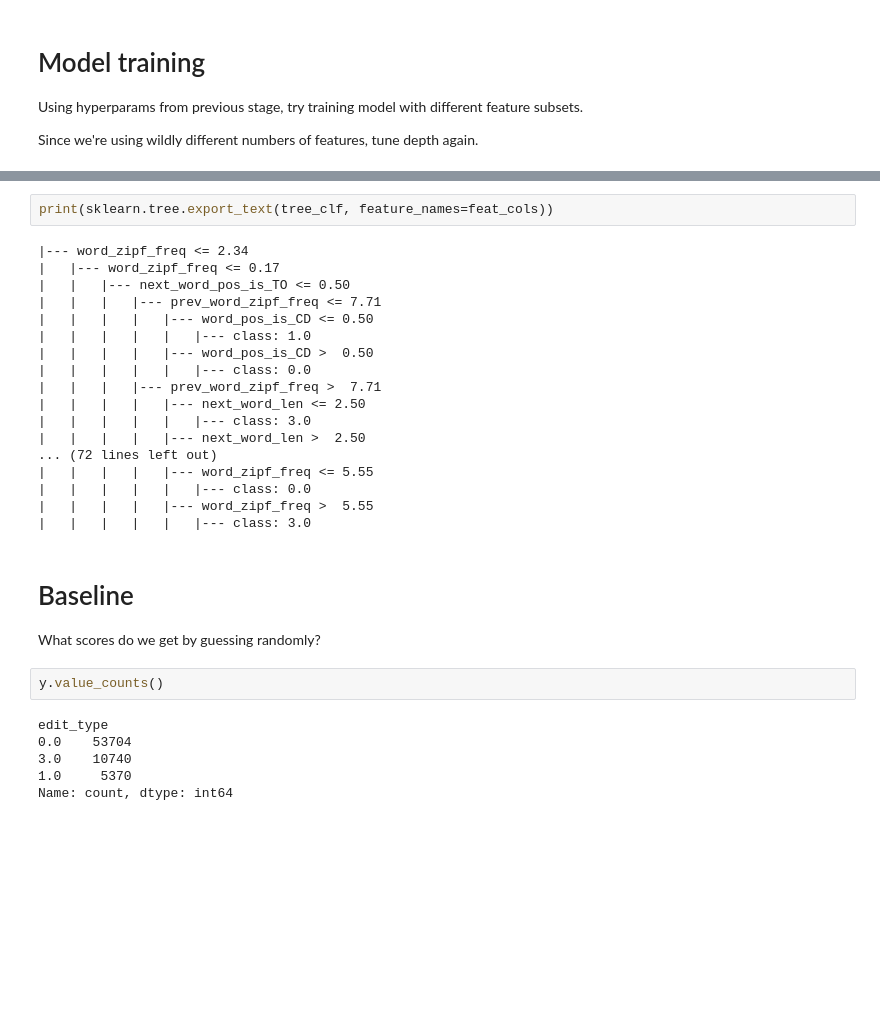
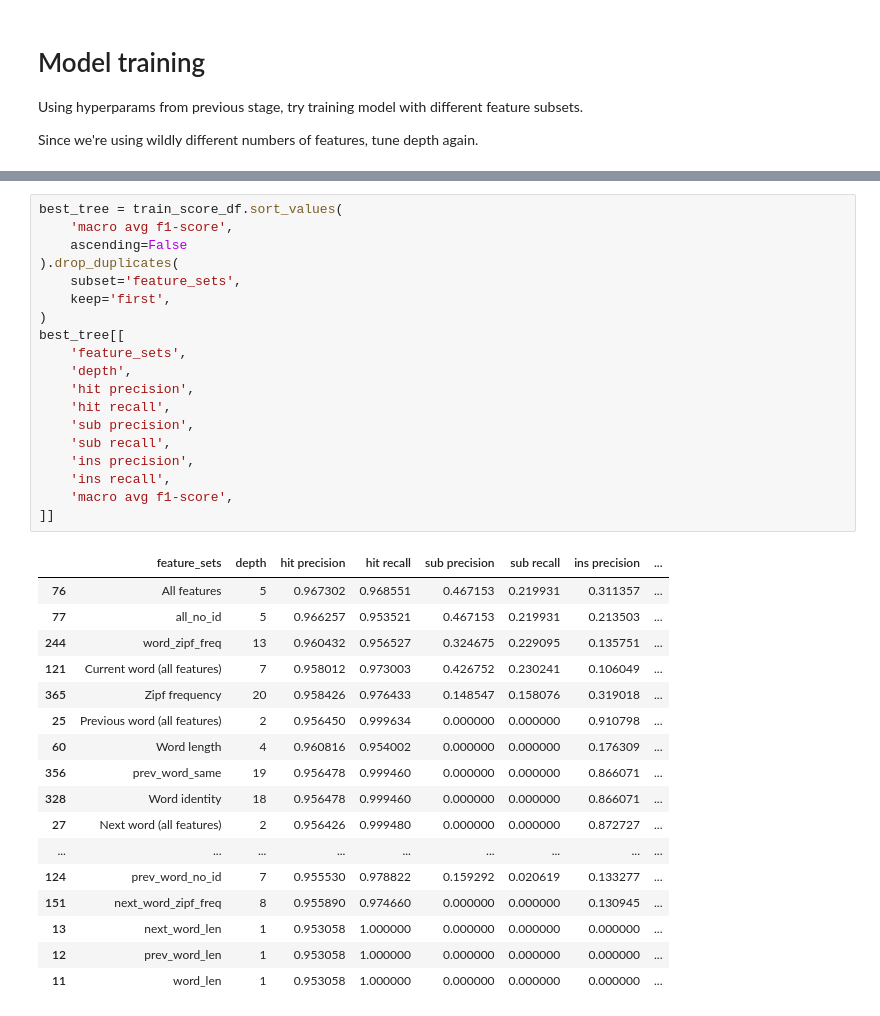
Before and after one commit to markjosims/u3u_project1, a Jupyter notebook: data_preprocess_mark.ipynb, the cells around one changed output, grey strips where cells are left out. Cells and saved outputs as stored; diff of their text form; blank space fills up the shorter version.

```diff
--- a/data_preprocess_mark.ipynb
+++ b/data_preprocess_mark.ipynb
@@ -540,31 +575,37 @@ plt.show()
-# %%
-print(sklearn.tree.export_text(tree_clf, feature_names=feat_cols))
-# %% [output]
-|--- word_zipf_freq <= 2.34
-|   |--- word_zipf_freq <= 0.17
-|   |   |--- next_word_pos_is_TO <= 0.50
-|   |   |   |--- prev_word_zipf_freq <= 7.71
-|   |   |   |   |--- word_pos_is_CD <= 0.50
-|   |   |   |   |   |--- class: 1.0
-|   |   |   |   |--- word_pos_is_CD >  0.50
-|   |   |   |   |   |--- class: 0.0
-|   |   |   |--- prev_word_zipf_freq >  7.71
-|   |   |   |   |--- next_word_len <= 2.50
-|   |   |   |   |   |--- class: 3.0
-|   |   |   |   |--- next_word_len >  2.50
-... (72 lines left out)
-|   |   |   |   |--- word_zipf_freq <= 5.55
-|   |   |   |   |   |--- class: 0.0
-|   |   |   |   |--- word_zipf_freq >  5.55
-|   |   |   |   |   |--- class: 3.0
-# %% [markdown]
-# Baseline
-What scores do we get by guessing randomly?
-# %%
-y.value_counts()
-# %% [output]
-edit_type
-0.0    53704
-3.0    10740
-1.0     5370
-Name: count, dtype: int64
+# %%
+best_tree = train_score_df.sort_values(
+    'macro avg f1-score',
+    ascending=False
+).drop_duplicates(
+    subset='feature_sets',
+    keep='first',
+)
+best_tree[[
+    'feature_sets',
+    'depth',
+    'hit precision',
+    'hit recall',
+    'sub precision',
+    'sub recall',
+    'ins precision',
+    'ins recall',
+    'macro avg f1-score',
+]]
+# %% [output]
+|  | feature_sets | depth | hit precision | hit recall | sub precision | sub recall | ins precision | ... |
+| 76 | All features | 5 | 0.967302 | 0.968551 | 0.467153 | 0.219931 | 0.311357 | ... |
+| 77 | all_no_id | 5 | 0.966257 | 0.953521 | 0.467153 | 0.219931 | 0.213503 | ... |
+| 244 | word_zipf_freq | 13 | 0.960432 | 0.956527 | 0.324675 | 0.229095 | 0.135751 | ... |
+| 121 | Current word (all features) | 7 | 0.958012 | 0.973003 | 0.426752 | 0.230241 | 0.106049 | ... |
+| 365 | Zipf frequency | 20 | 0.958426 | 0.976433 | 0.148547 | 0.158076 | 0.319018 | ... |
+| 25 | Previous word (all features) | 2 | 0.956450 | 0.999634 | 0.000000 | 0.000000 | 0.910798 | ... |
+| 60 | Word length | 4 | 0.960816 | 0.954002 | 0.000000 | 0.000000 | 0.176309 | ... |
+| 356 | prev_word_same | 19 | 0.956478 | 0.999460 | 0.000000 | 0.000000 | 0.866071 | ... |
+| 328 | Word identity | 18 | 0.956478 | 0.999460 | 0.000000 | 0.000000 | 0.866071 | ... |
+| 27 | Next word (all features) | 2 | 0.956426 | 0.999480 | 0.000000 | 0.000000 | 0.872727 | ... |
+| ... | ... | ... | ... | ... | ... | ... | ... | ... |
+| 124 | prev_word_no_id | 7 | 0.955530 | 0.978822 | 0.159292 | 0.020619 | 0.133277 | ... |
+| 151 | next_word_zipf_freq | 8 | 0.955890 | 0.974660 | 0.000000 | 0.000000 | 0.130945 | ... |
+| 13 | next_word_len | 1 | 0.953058 | 1.000000 | 0.000000 | 0.000000 | 0.000000 | ... |
+| 12 | prev_word_len | 1 | 0.953058 | 1.000000 | 0.000000 | 0.000000 | 0.000000 | ... |
+| 11 | word_len | 1 | 0.953058 | 1.000000 | 0.000000 | 0.000000 | 0.000000 | ... |
```
Also changed, not shown: parts of 11 cells of this notebook.
